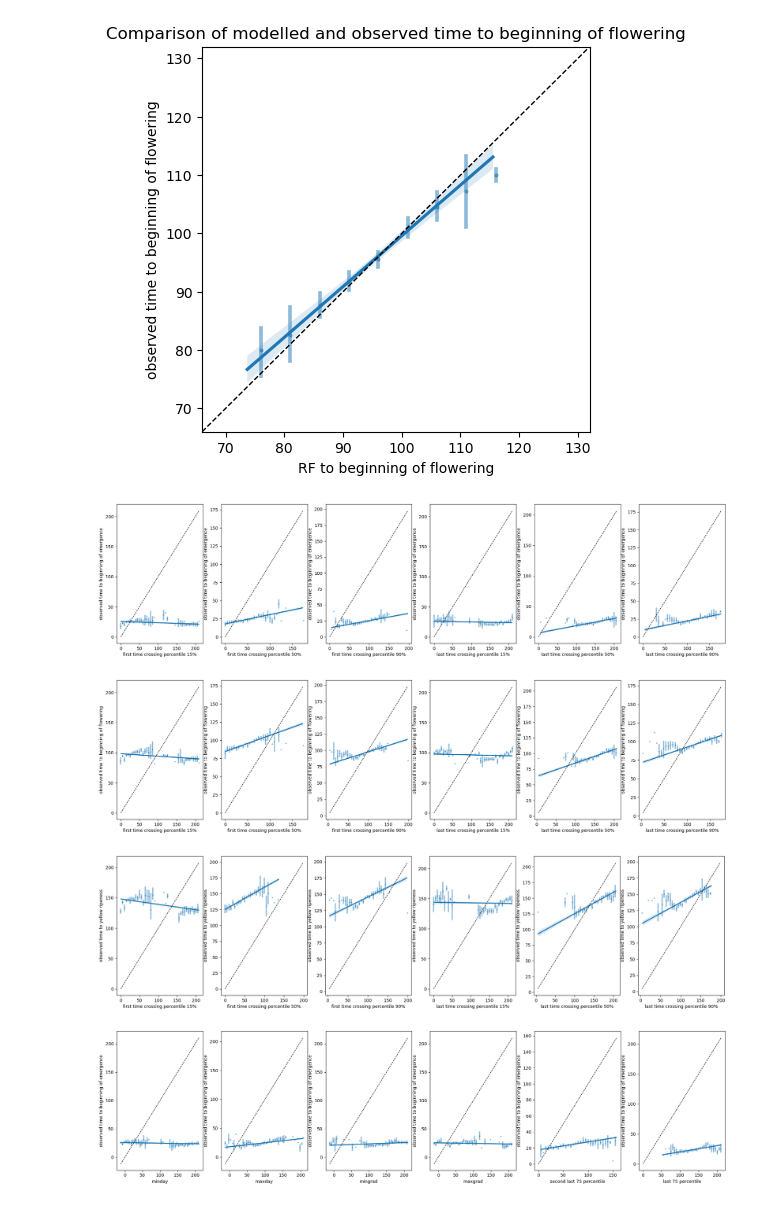
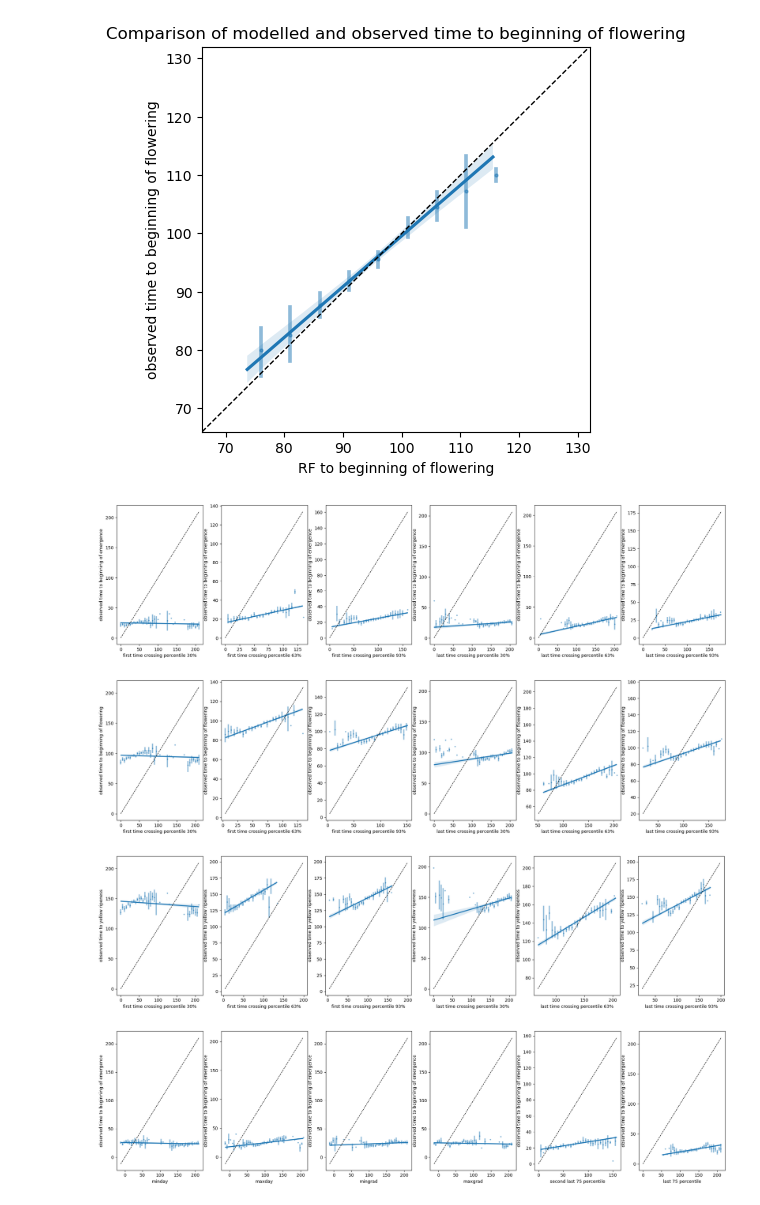
Before and after one commit to MartinP556/ML_algorithms, a Jupyter notebook: ML_Practise.ipynb, the cells around one changed output. Drawn from its saved outputs; the diff is of its cells as text; code cells hidden in the pictures.

```diff
--- a/ML_Practise.ipynb
+++ b/ML_Practise.ipynb
@@ -136,14 +153,14 @@ ds_inputs = loc_and_SOS(ds_inputs, predictor_type='savgol')
 #                                        'last time crossing threshold 28%.1': 'last time crossing threshold 29%',
 #                                        'last time crossing threshold 57%.1': 'last time crossing threshold 58%'})
 # %%
-ds_reanalysis = read_reanalysis()
-ds_LSP = pd.read_csv('C:\\Users\\wlwc1989\\Documents\\Phenology_Test_Notebooks\\phenology_dwd\\results_for_comparing\\LSP_times_MODIS_varied_percentiles3.csv')
-ds_inputs = pd.merge(ds_LSP, ds_reanalysis, on=['Stations_Id', 'year'], how='outer')
-ds_inputs = ds_inputs.rename(columns={'Stations_Id': 'Stations_id'})
+ds_reanalysis_DE = read_reanalysis()
+ds_LSP_DE = pd.read_csv('C:\\Users\\wlwc1989\\Documents\\Phenology_Test_Notebooks\\phenology_dwd\\results_for_comparing\\LSP_times_MODIS_varied_percentiles3.csv')
+ds_inputs_DE = pd.merge(ds_LSP, ds_reanalysis, on=['Stations_Id', 'year'], how='outer')
+ds_inputs_DE = ds_inputs_DE.rename(columns={'Stations_Id': 'Stations_id'})
 #ds_inputs = ds_inputs.rename(columns = {'first time crossing threshold 28%.1': 'first time crossing threshold 29%',
 #                                        'first time crossing threshold 57%.1': 'first time crossing threshold 58%',
 #                                        'last time crossing threshold 28%.1': 'last time crossing threshold 29%',
 #                                        'last time crossing threshold 57%.1': 'last time crossing threshold 58%'})
-ds_inputs = loc_and_SOS(ds_inputs, predictor_type='percentiles_dates')
+ds_inputs_DE = loc_and_SOS(ds_inputs_DE, predictor_type='percentiles_dates')
 # %%
 LSP = pd.read_csv('C:\\Users\\wlwc1989\\Documents\\Phenology_Test_Notebooks\\phenology_dwd\\results_for_comparing\\for_baseline_tests\\LSP_MVI_MODIS_DE.csv')
@@ -166,11 +167,11 @@ LSP
 # %%
-def prepare_frame_for_ML(ds_inputs, phases, driver_variables, numdays = 200, predictor_type = 'savgol', cumulative = True, T_base = 6, model_output = False):
+def prepare_frame_for_ML(ds_inputs, phases, driver_variables, numdays = 200, predictor_type = 'savgol', cumulative = True, T_base = 6, temperature_type = 't2m'):
     phase_min_lengths = {'yellow ripeness': 50, 'beginning of flowering': 10, 'beginning of emergence': 0}
     ds_phase = ds_inputs.copy() #pd.merge(ds_LSP, ds_reanalysis, on=['Stations_Id', 'year'], how='outer')
-    if model_output:
+    if temperature_type == 'model_output':
         temp_variable = f'modelled time to {phases[0]}'
     else:
-        temp_variable = 't2m at day 0'
+        temp_variable = f'{temperature_type} at day 0'
     if predictor_type == 'savgol':
         ds_phase = ds_phase.dropna(subset=[f'observed time to {phase}' for phase in phases] + ['mingrad', temp_variable], how='any')#, 'emergence date' 'NDVI interpolated at 2021-04-07'
     elif predictor_type == 'savgol_raw':
@@ -185,7 +186,7 @@ def prepare_frame_for_ML(ds_inputs, phases, driver_variables, numdays = 200, pre
         ds_phase = ds_phase.dropna(subset=[f'observed time to {phase}' for phase in phases] + ['NDVI interpolated at day 04.03', temp_variable], how='any')
     #ds_ripeness = ds_ripeness.reset_index()#.drop(['index', 'Unnamed: 0_x', 'Unnamed: 0_y'], axis=1)
     if cumulative:
-        ds_phase = make_cumulative(ds_phase, driver_variable = 't2m', numdays = 200, T_base = T_base)
+        ds_phase = make_cumulative(ds_phase, driver_variable = temperature_type, numdays = numdays, T_base = T_base)
     day_columns = [f'observed time to {phase}' for phase in phases]
     for column in day_columns:
         if isinstance(ds_phase[column].iloc[0], (np.timedelta64, str)):
@@ -200,7 +221,7 @@ ds_emergence = prepare_frame_for_ML(ds_inputs, ['beginning of emergence'], ['t2m
 # %%
-ds_ripeness = prepare_frame_for_ML(ds_inputs, ['yellow ripeness'], ['t2m'], numdays = 200, predictor_type = 'percentiles', T_base = 6)#, cumulative=False)
-ds_flowering = prepare_frame_for_ML(ds_inputs, ['beginning of flowering'], ['t2m'], numdays = 200, predictor_type = 'percentiles')#, cumulative=False)
-ds_emergence = prepare_frame_for_ML(ds_inputs, ['beginning of emergence'], ['t2m'], numdays = 200, predictor_type = 'percentiles')#, cumulative=False)
+ds_ripeness_DE = prepare_frame_for_ML(ds_inputs_DE, ['yellow ripeness'], ['t2m'], numdays = 200, predictor_type = 'percentiles', T_base = 6, temperature_type='t2m')#, cumulative=False)
+ds_flowering_DE = prepare_frame_for_ML(ds_inputs_DE, ['beginning of flowering'], ['t2m'], numdays = 200, predictor_type = 'percentiles', temperature_type='t2m')#, cumulative=False)
+ds_emergence_DE = prepare_frame_for_ML(ds_inputs_DE, ['beginning of emergence'], ['t2m'], numdays = 200, predictor_type = 'percentiles', temperature_type='t2m')#, cumulative=False)
 # %%
 ds_ripeness = prepare_frame_for_ML(ds_inputs, ['yellow ripeness'], ['t2m'], numdays = 200, predictor_type = 'thresholds', T_base = 6)#, cumulative=False)
 ds_flowering = prepare_frame_for_ML(ds_inputs, ['beginning of flowering'], ['t2m'], numdays = 200, predictor_type = 'thresholds')#, cumulative=False)
@@ -452,8 +583,8 @@ def plot_LSP_observed(ds, phases = ['yellow ripeness'], predictor_type = 'percen
     fig, axes = plt.subplots(1, 6, figsize = (20, 5))
     fig.tight_layout()
     if predictor_type == 'percentiles':
-        predictors = ['first time crossing percentile 15%', 'first time crossing percentile 50%', 'first time crossing percentile 90%',
-                    'last time crossing percentile 15%', 'last time crossing percentile 50%', 'last time crossing percentile 90%']
+        predictors = ['first time crossing percentile 30%', 'first time crossing percentile 63%', 'first time crossing percentile 93%',
+                    'last time crossing percentile 30%', 'last time crossing percentile 63%', 'last time crossing percentile 93%']
     else:
         predictors = ['minday', 'maxday', 'mingrad', 'maxgrad', 'second last 75 percentile', 'last 75 percentile']
     #predictors = ['first time crossing threshold 15%', 'first time crossing threshold 50%', 'first time crossing threshold 90%',
@@ -481,13 +612,13 @@ def plot_LSP_observed(ds, phases = ['yellow ripeness'], predictor_type = 'percen
                         scatter_kws={'alpha':0.5, 's':4},  x_bins=np.arange(minval - 5, maxval + 5, 5))
             axs.plot([minval, maxval], [minval, maxval], linestyle='--', color='k', lw=1, scalex=False, scaley=False)
 # %%
-plot_LSP_observed(ds_emergence, phases = ['beginning of emergence'])
-plot_LSP_observed(ds_flowering, phases = ['beginning of flowering'])
-plot_LSP_observed(ds_ripeness, phases = ['yellow ripeness'])
+plot_LSP_observed(ds_emergence_DE, phases = ['beginning of emergence'])
+plot_LSP_observed(ds_flowering_DE, phases = ['beginning of flowering'])
+plot_LSP_observed(ds_ripeness_DE, phases = ['yellow ripeness'])
 # %% [output]
-[figure, old version]
+[figure, new version]
-[figure, old version]
+[figure, new version]
-[figure, old version]
+[figure, new version]
 # %%
 plot_LSP_observed(ds_emergence, phases = ['beginning of emergence'])
 plot_LSP_observed(ds_flowering, phases = ['beginning of flowering'])
```
Also changed, not shown: parts of 30 cells of this notebook, 1 other file.
